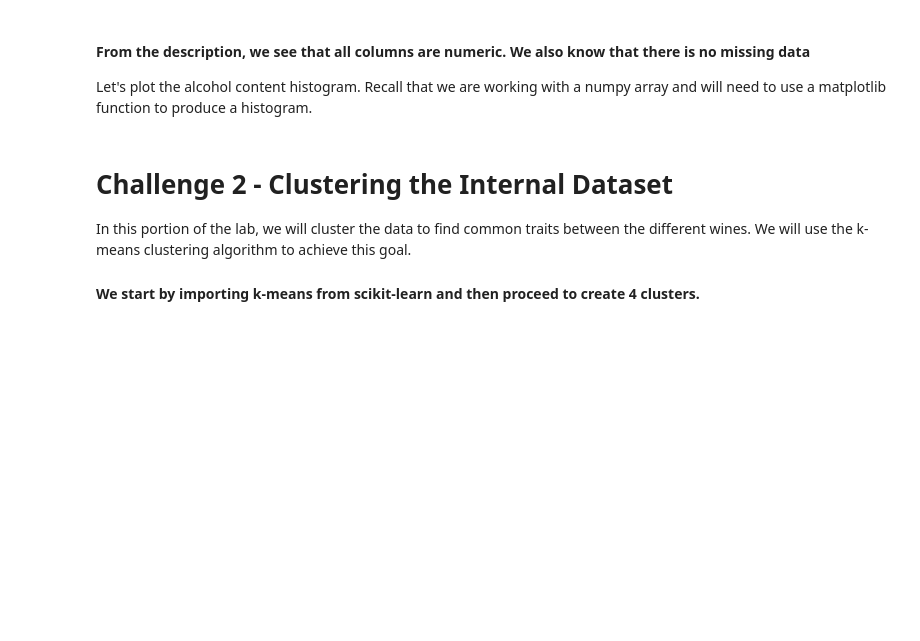
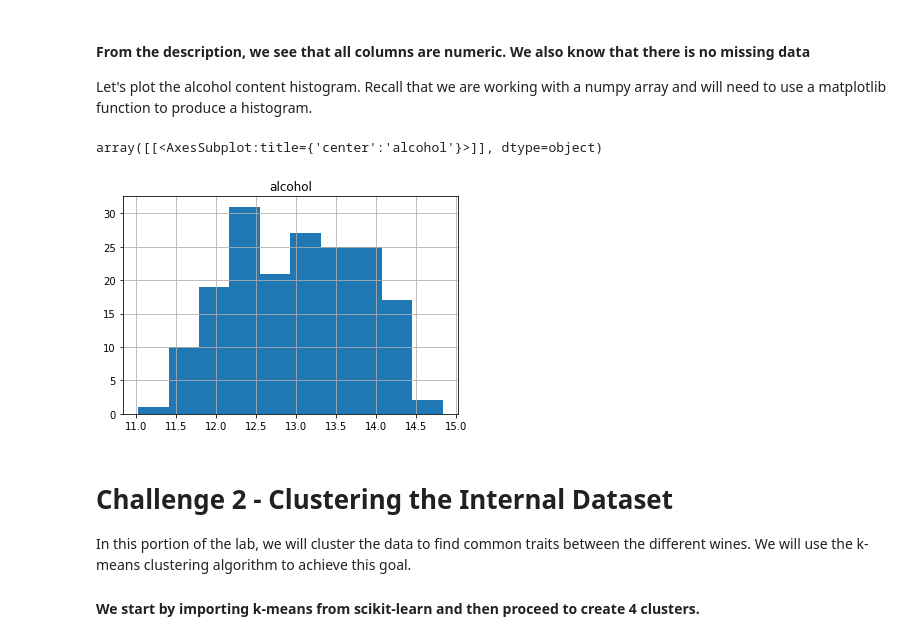
Before and after one commit to Ironhack-Data-Madrid-Enero-2022/lab-sklearn-and-unsupervised-learning, a Jupyter notebook: your-code/main.ipynb, the cells around one changed output. Drawn from its saved outputs; the diff is of its cells as text; code cells hidden in the pictures; blank space fills up the shorter version.

```diff
--- a/your-code/main.ipynb
+++ b/your-code/main.ipynb
@@ -17,3 +19,5 @@ from sklearn.datasets import load_wine
 In the cell below, use the `load_wine` function and assign the wine dataset to a variable called `wine`.
 # %%
 # Your code here:
+wine = load_wine()
+wine.data
@@ -40,3 +91,10 @@ Let's plot the alcohol content histogram. Recall that we are working with a nump
+# %%
+# Your code here:
+df = pd.DataFrame(wine.data, columns=wine.feature_names) # life hack
+df.hist(column='alcohol')
+# %% [output]
+array([[<AxesSubplot:title={'center':'alcohol'}>]], dtype=object)
+[figure, added]
 # %% [markdown]
 # Challenge 2 - Clustering the Internal Dataset
 
```
Also changed, not shown: parts of 64 cells of this notebook.
